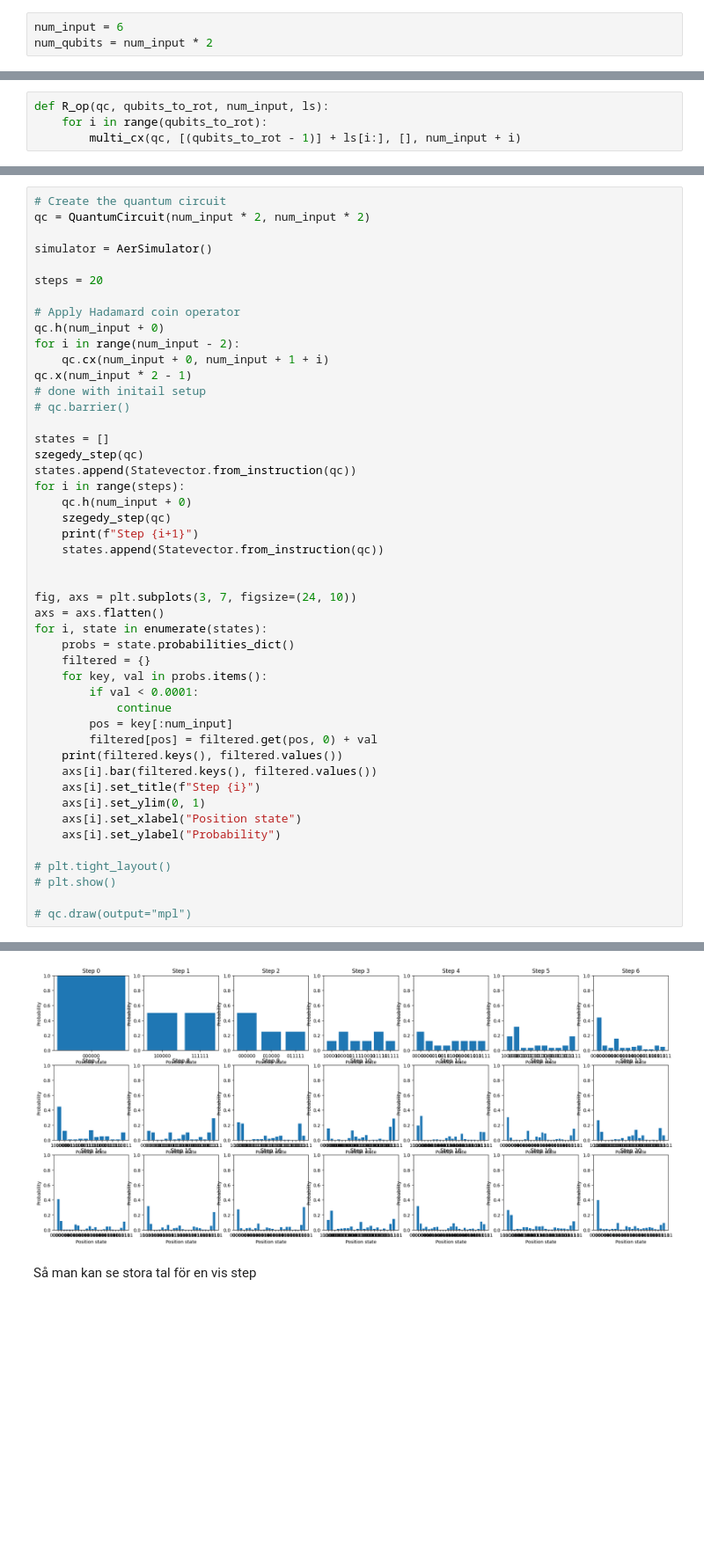
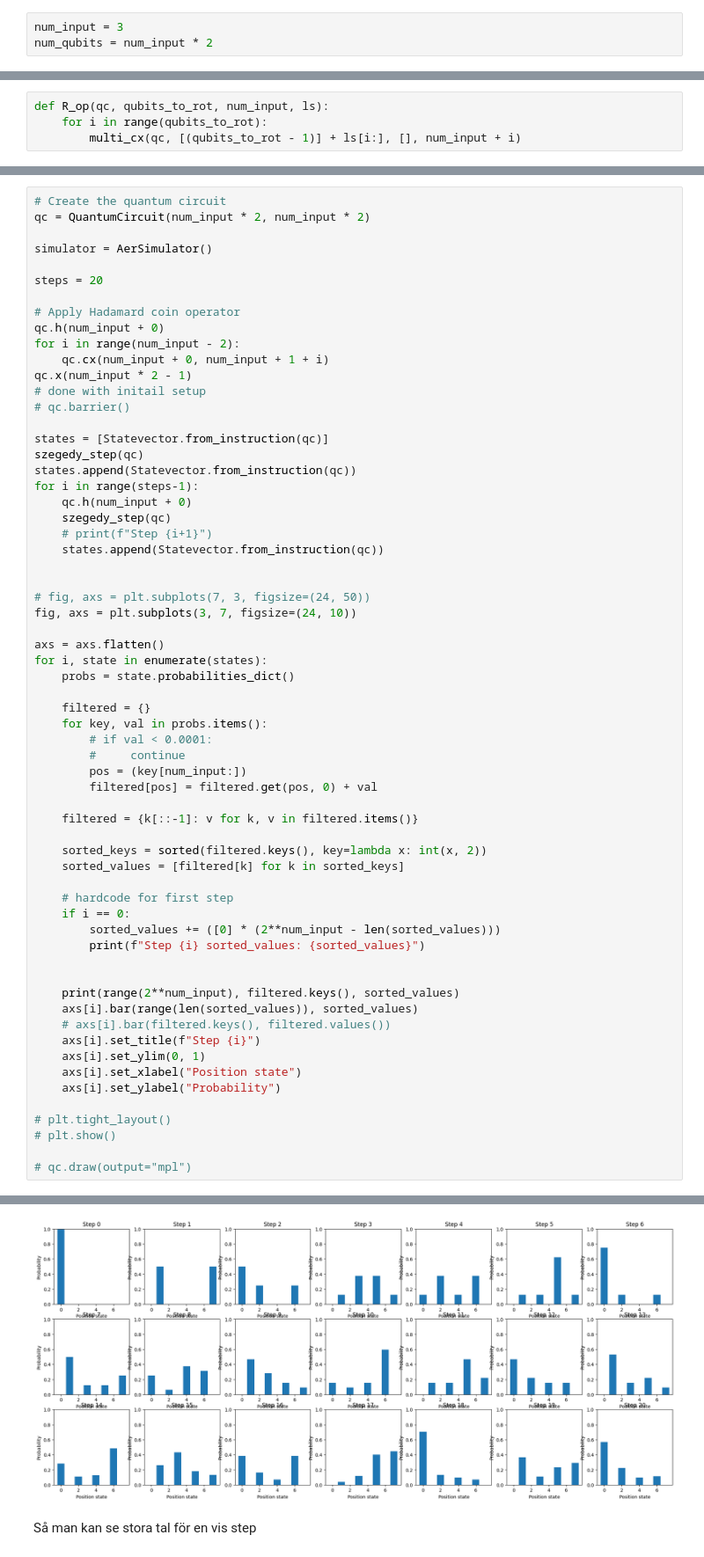
Before and after one commit to Toshihide-Sakao/DA150X-Qauntum-Szegedy-Walk, a Jupyter notebook: qiskit-saker/quantum_szegedy.ipynb, the cells around one changed output, grey strips where cells are left out. Shown at 88% size. Cells and saved outputs as stored; diff of their text form; blank space fills up the shorter version.

Commit message:
fixed the indexing to read states from position resgisters (register 1) and not shift registers

```diff
--- a/qiskit-saker/quantum_szegedy.ipynb
+++ b/qiskit-saker/quantum_szegedy.ipynb
@@ -6,7 +6,7 @@ from qiskit_aer import Aer, AerSimulator
 from qiskit.quantum_info import Statevector
 from qiskit.visualization import plot_histogram
 # %%
-num_input = 6
+num_input = 3
 num_qubits = num_input * 2
 # %%
 def multi_cx(qc, controls, anti_controls, target):
@@ -128,28 +125,44 @@ qc.x(num_input * 2 - 1)
 # done with initail setup
 # qc.barrier()
 
-states = []
+states = [Statevector.from_instruction(qc)]
 szegedy_step(qc)
 states.append(Statevector.from_instruction(qc))
-for i in range(steps):
+for i in range(steps-1):
     qc.h(num_input + 0)
     szegedy_step(qc)
-    print(f"Step {i+1}")
+    # print(f"Step {i+1}")
     states.append(Statevector.from_instruction(qc))
 
 
+# fig, axs = plt.subplots(7, 3, figsize=(24, 50))
 fig, axs = plt.subplots(3, 7, figsize=(24, 10))
+
 axs = axs.flatten()
 for i, state in enumerate(states):
     probs = state.probabilities_dict()
+
     filtered = {}
     for key, val in probs.items():
-        if val < 0.0001:
-            continue
-        pos = key[:num_input]
+        # if val < 0.0001:
+        #     continue
+        pos = (key[num_input:])
         filtered[pos] = filtered.get(pos, 0) + val
-    print(filtered.keys(), filtered.values())
-    axs[i].bar(filtered.keys(), filtered.values())
+
+    filtered = {k[::-1]: v for k, v in filtered.items()}
+
+    sorted_keys = sorted(filtered.keys(), key=lambda x: int(x, 2))
+    sorted_values = [filtered[k] for k in sorted_keys]
+
+    # hardcode for first step
+    if i == 0:
+        sorted_values += ([0] * (2**num_input - len(sorted_values)))
+        print(f"Step {i} sorted_values: {sorted_values}")
+
+
+    print(range(2**num_input), filtered.keys(), sorted_values)
+    axs[i].bar(range(len(sorted_values)), sorted_values)
+    # axs[i].bar(filtered.keys(), filtered.values())
     axs[i].set_title(f"Step {i}")
     axs[i].set_ylim(0, 1)
     axs[i].set_xlabel("Position state")
@@ -180,4 +193,4 @@ dict_keys(['000000', '000001', '000100', '000101', '000110', '000111', '001000',
-[figure, old version]
+[figure, new version]
 # %% [markdown]
 Så man kan se stora tal för en vis step
 # %%
```
Also changed, not shown: parts of 4 cells of this notebook.
